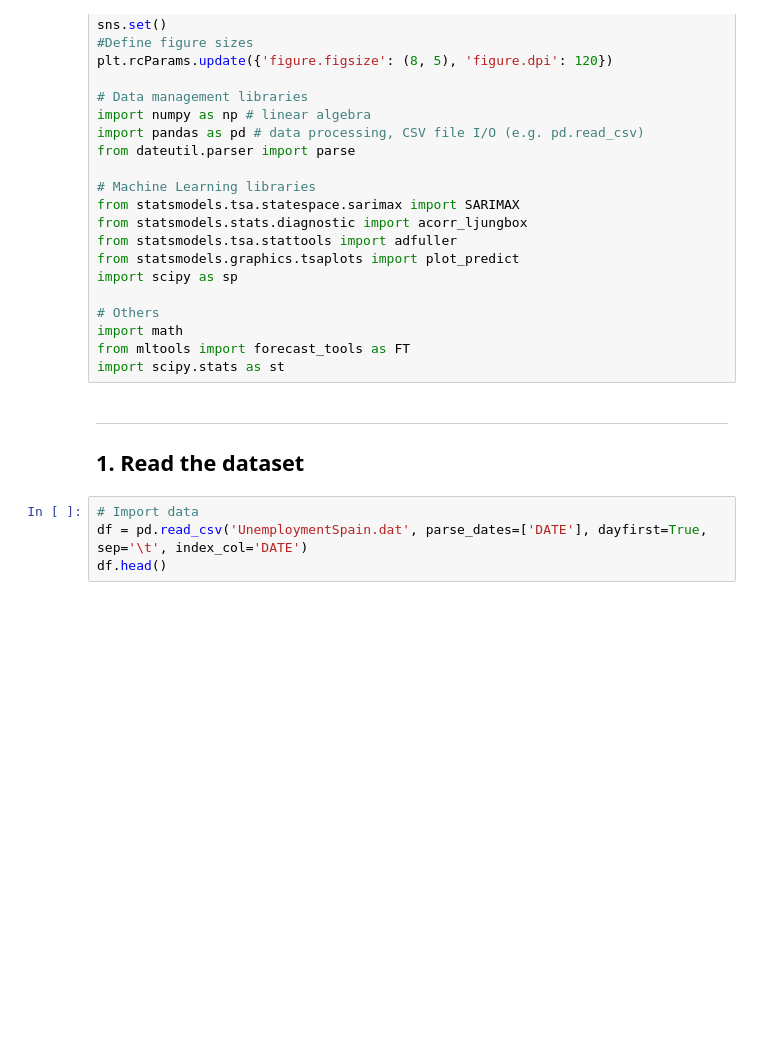
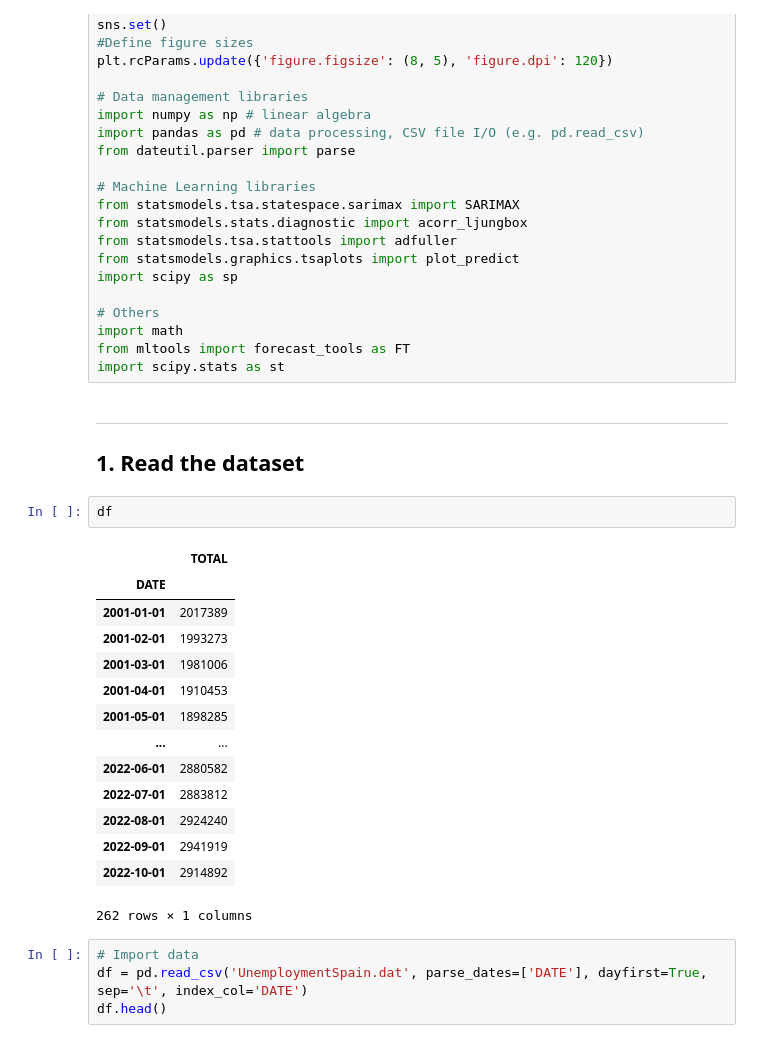
Before and after one commit to juanls1/Assignment2_ML, a Jupyter notebook: ML_Assignment2.ipynb, the cells around one changed output. Cells and saved outputs as stored; diff of their text form; blank space fills up the shorter version.

```diff
--- a/ML_Assignment2.ipynb
+++ b/ML_Assignment2.ipynb
@@ -48,6 +48,23 @@ import scipy.stats as st
 # %% [markdown]
 ---
 ## 1. Read the dataset
+# %%
+df
+# %% [output]
+|  | TOTAL |
+| DATE |  |
+| 2001-01-01 | 2017389 |
+| 2001-02-01 | 1993273 |
+| 2001-03-01 | 1981006 |
+| 2001-04-01 | 1910453 |
+| 2001-05-01 | 1898285 |
+| ... | ... |
+| 2022-06-01 | 2880582 |
+| 2022-07-01 | 2883812 |
+| 2022-08-01 | 2924240 |
+| 2022-09-01 | 2941919 |
+| 2022-10-01 | 2914892 |
+262 rows × 1 columns
 # %%
 # Import data
 df = pd.read_csv('UnemploymentSpain.dat', parse_dates=['DATE'], dayfirst=True, sep='\t', index_col='DATE')
```
Also changed, not shown: parts of 7 cells of this notebook.
